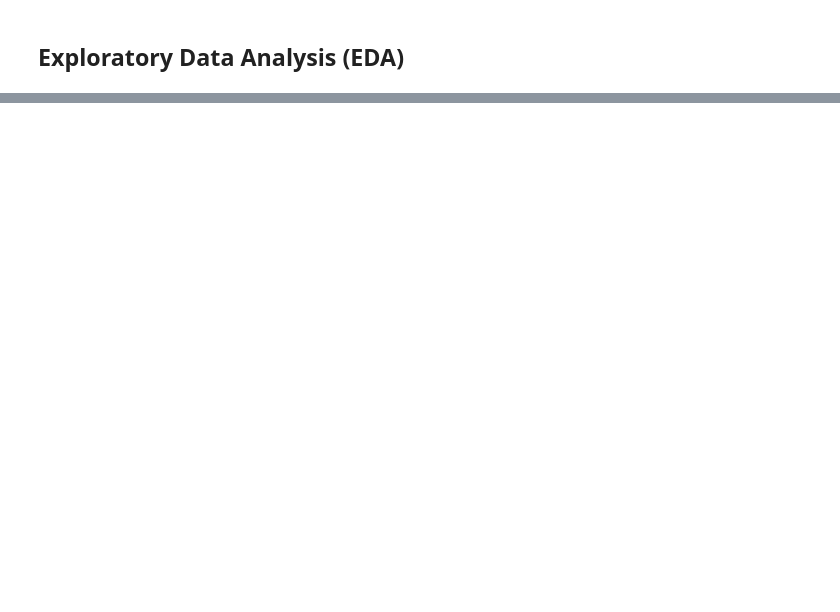
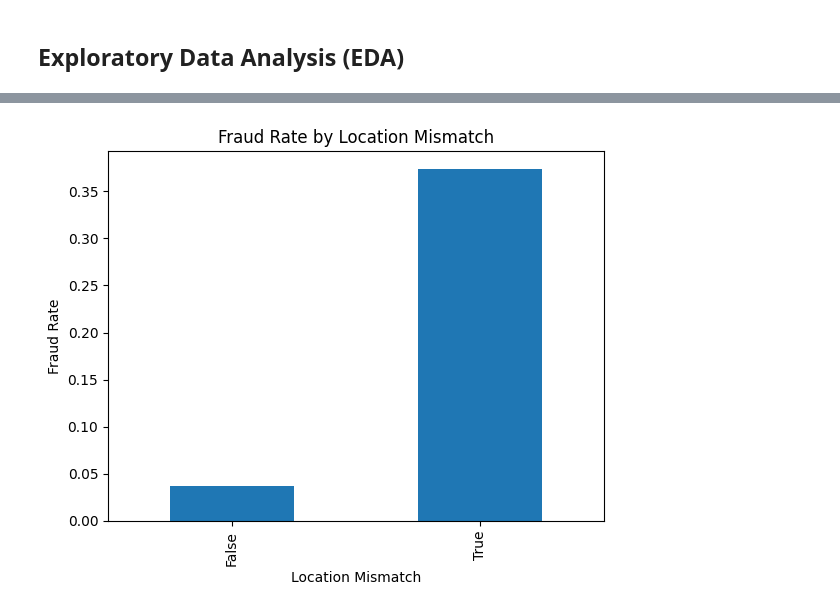
Before and after one commit to DS-Amarachi/Fraud_Detection, a Jupyter notebook: fraud_detect_project.ipynb, the cells around one changed output, grey strips where cells are left out. Cells and saved outputs as stored; diff of their text form; code cells hidden in the pictures; blank space fills up the shorter version.

```diff
--- a/fraud_detect_project.ipynb
+++ b/fraud_detect_project.ipynb
@@ -541,0 +654,9 @@ Dataset shape after cleaning: (10650, 26)
+# %%
+# location_mismatch vs is_fraud
+df.groupby('location_mismatch')['is_fraud'].mean().plot.bar()
+plt.xlabel('Location Mismatch')
+plt.ylabel('Fraud Rate')
+plt.title('Fraud Rate by Location Mismatch')
+plt.show()
+# %% [output]
+[figure, added]
```
Also changed, not shown: parts of 90 cells of this notebook, 2 other files.
